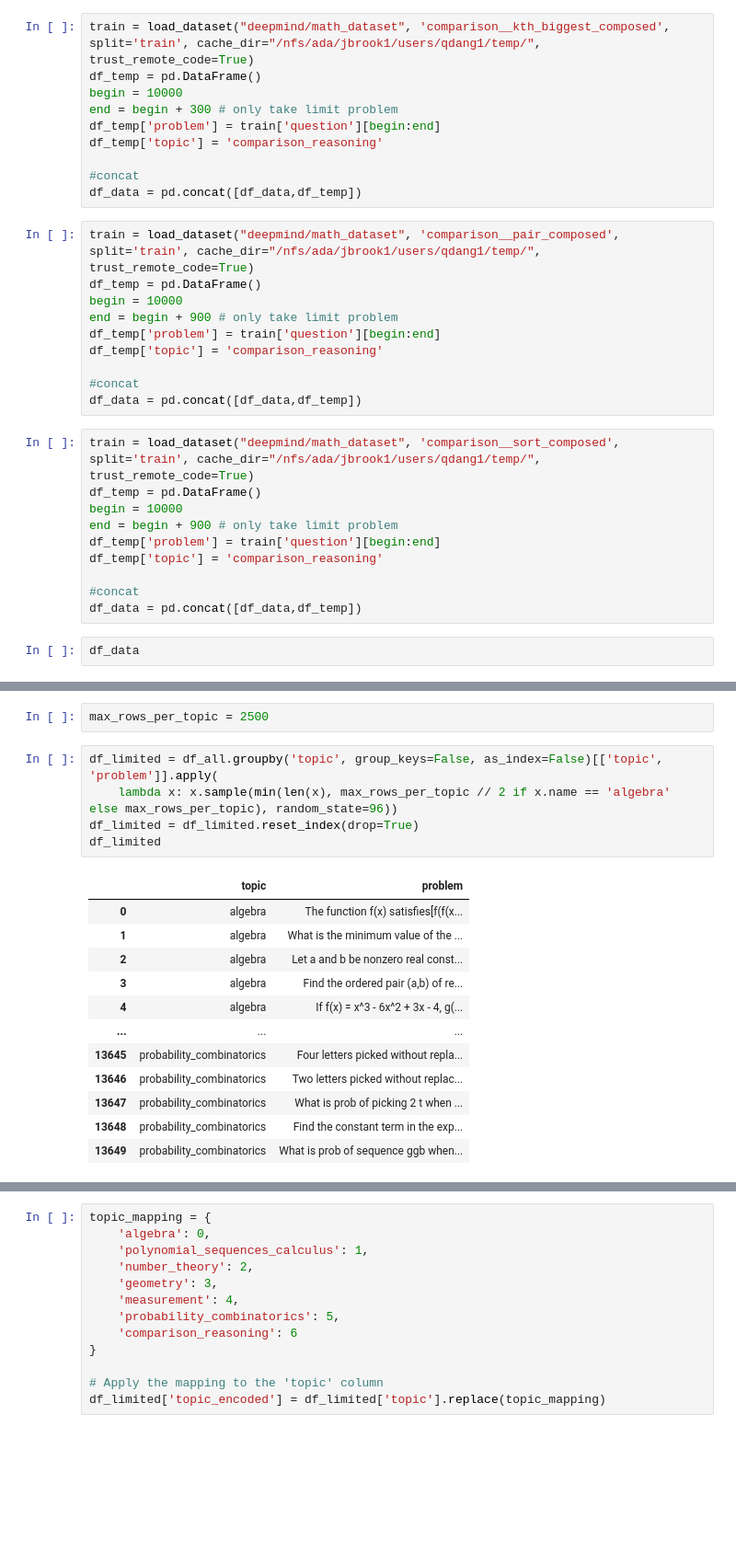
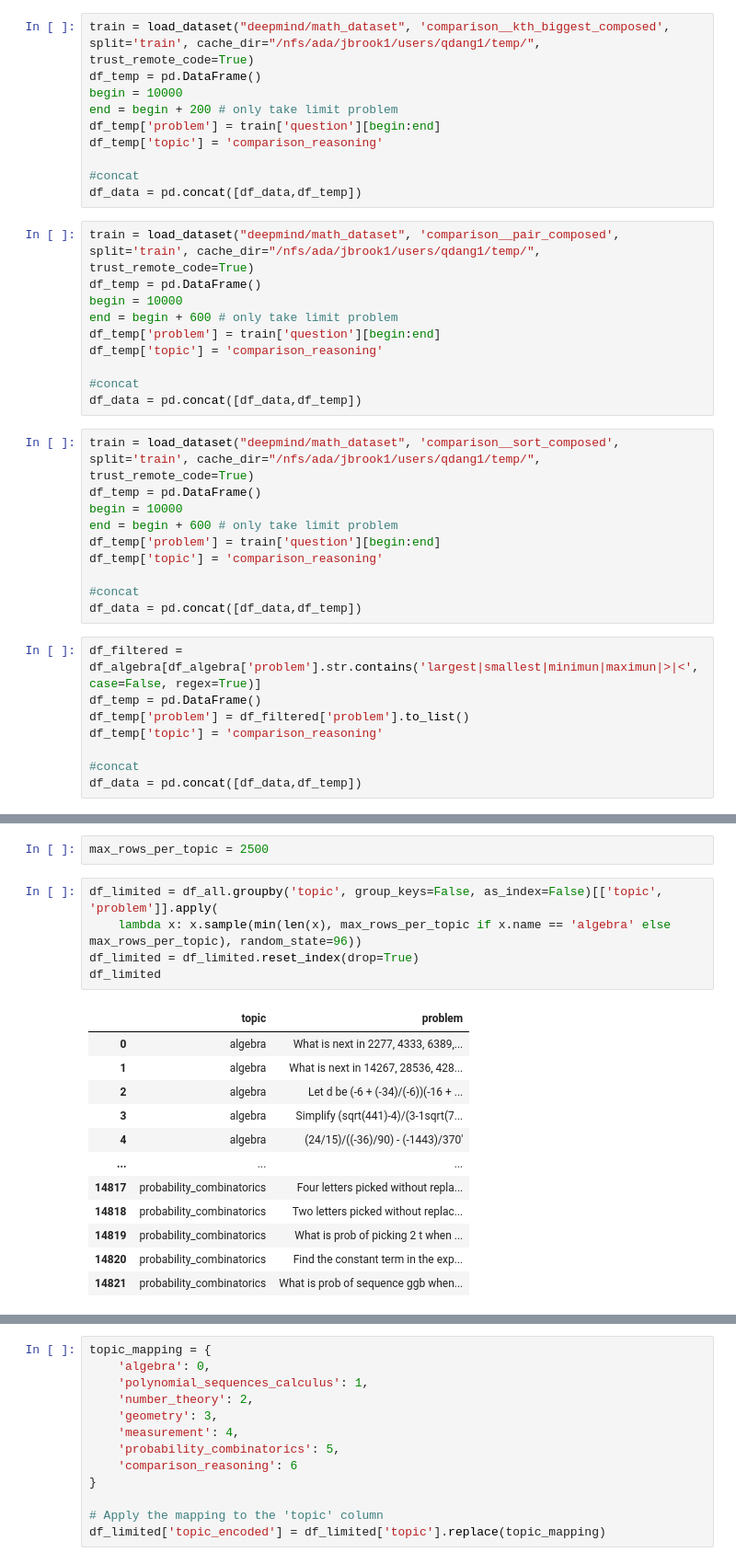
Before and after one commit to qdang9674/llm_math_problem_classification, a Jupyter notebook: Distiled_bert.ipynb, the cells around one changed output, grey strips where cells are left out. Shown: that part at 92% size. Saved outputs shown, nothing was run; the diff lists cells and outputs as text; blank space fills up the shorter version.

```diff
--- a/Distiled_bert.ipynb
+++ b/Distiled_bert.ipynb
@@ -414,7 +540,7 @@ df_data = pd.concat([df_data,df_temp])
 train = load_dataset("deepmind/math_dataset", 'comparison__kth_biggest_composed',  split='train', cache_dir="/nfs/ada/jbrook1/users/qdang1/temp/", trust_remote_code=True)
 df_temp = pd.DataFrame()
 begin = 10000
-end = begin + 300 # only take limit problem
+end = begin + 200 # only take limit problem
 df_temp['problem'] = train['question'][begin:end]
 df_temp['topic'] = 'comparison_reasoning'
 
@@ -424,7 +550,7 @@ df_data = pd.concat([df_data,df_temp])
 train = load_dataset("deepmind/math_dataset", 'comparison__pair_composed',  split='train', cache_dir="/nfs/ada/jbrook1/users/qdang1/temp/", trust_remote_code=True)
 df_temp = pd.DataFrame()
 begin = 10000
-end = begin + 900 # only take limit problem
+end = begin + 600 # only take limit problem
 df_temp['problem'] = train['question'][begin:end]
 df_temp['topic'] = 'comparison_reasoning'
 
@@ -434,11 +560,17 @@ df_data = pd.concat([df_data,df_temp])
 train = load_dataset("deepmind/math_dataset", 'comparison__sort_composed',  split='train', cache_dir="/nfs/ada/jbrook1/users/qdang1/temp/", trust_remote_code=True)
 df_temp = pd.DataFrame()
 begin = 10000
-end = begin + 900 # only take limit problem
+end = begin + 600 # only take limit problem
 df_temp['problem'] = train['question'][begin:end]
 df_temp['topic'] = 'comparison_reasoning'
 
 #concat
 df_data = pd.concat([df_data,df_temp])
 # %%
-df_data
+df_filtered = df_algebra[df_algebra['problem'].str.contains('largest|smallest|minimun|maximun|>|<', case=False, regex=True)]
+df_temp = pd.DataFrame()
+df_temp['problem'] = df_filtered['problem'].to_list()
+df_temp['topic'] = 'comparison_reasoning'
+
+#concat
+df_data = pd.concat([df_data,df_temp])
@@ -508,19 +975,19 @@ dtype: int64
 max_rows_per_topic = 2500
 # %%
 df_limited = df_all.groupby('topic', group_keys=False, as_index=False)[['topic', 'problem']].apply(
-    lambda x: x.sample(min(len(x), max_rows_per_topic // 2 if x.name == 'algebra' else max_rows_per_topic), random_state=96))
+    lambda x: x.sample(min(len(x), max_rows_per_topic if x.name == 'algebra' else max_rows_per_topic), random_state=96))
 df_limited = df_limited.reset_index(drop=True)
 df_limited
 # %% [output]
 |  | topic | problem |
-| 0 | algebra | The function f(x) satisfies[f(f(x... |
-| 1 | algebra | What is the minimum value of the ... |
-| 2 | algebra | Let a and b be nonzero real const... |
-| 3 | algebra | Find the ordered pair (a,b) of re... |
-| 4 | algebra | If f(x) = x^3 - 6x^2 + 3x - 4, g(... |
+| 0 | algebra | What is next in 2277, 4333, 6389,... |
+| 1 | algebra | What is next in 14267, 28536, 428... |
+| 2 | algebra | Let d be (-6 + (-34)/(-6))(-16 + ... |
+| 3 | algebra | Simplify (sqrt(441)-4)/(3-1sqrt(7... |
+| 4 | algebra | (24/15)/((-36)/90) - (-1443)/370' |
 | ... | ... | ... |
-| 13645 | probability_combinatorics | Four letters picked without repla... |
-| 13646 | probability_combinatorics | Two letters picked without replac... |
-| 13647 | probability_combinatorics | What is prob of picking 2 t when ... |
-| 13648 | probability_combinatorics | Find the constant term in the exp... |
-| 13649 | probability_combinatorics | What is prob of sequence ggb when... |
+| 14817 | probability_combinatorics | Four letters picked without repla... |
+| 14818 | probability_combinatorics | Two letters picked without replac... |
+| 14819 | probability_combinatorics | What is prob of picking 2 t when ... |
+| 14820 | probability_combinatorics | Find the constant term in the exp... |
+| 14821 | probability_combinatorics | What is prob of sequence ggb when... |
```
Also changed, not shown: parts of 89 cells of this notebook, 44 other files.
